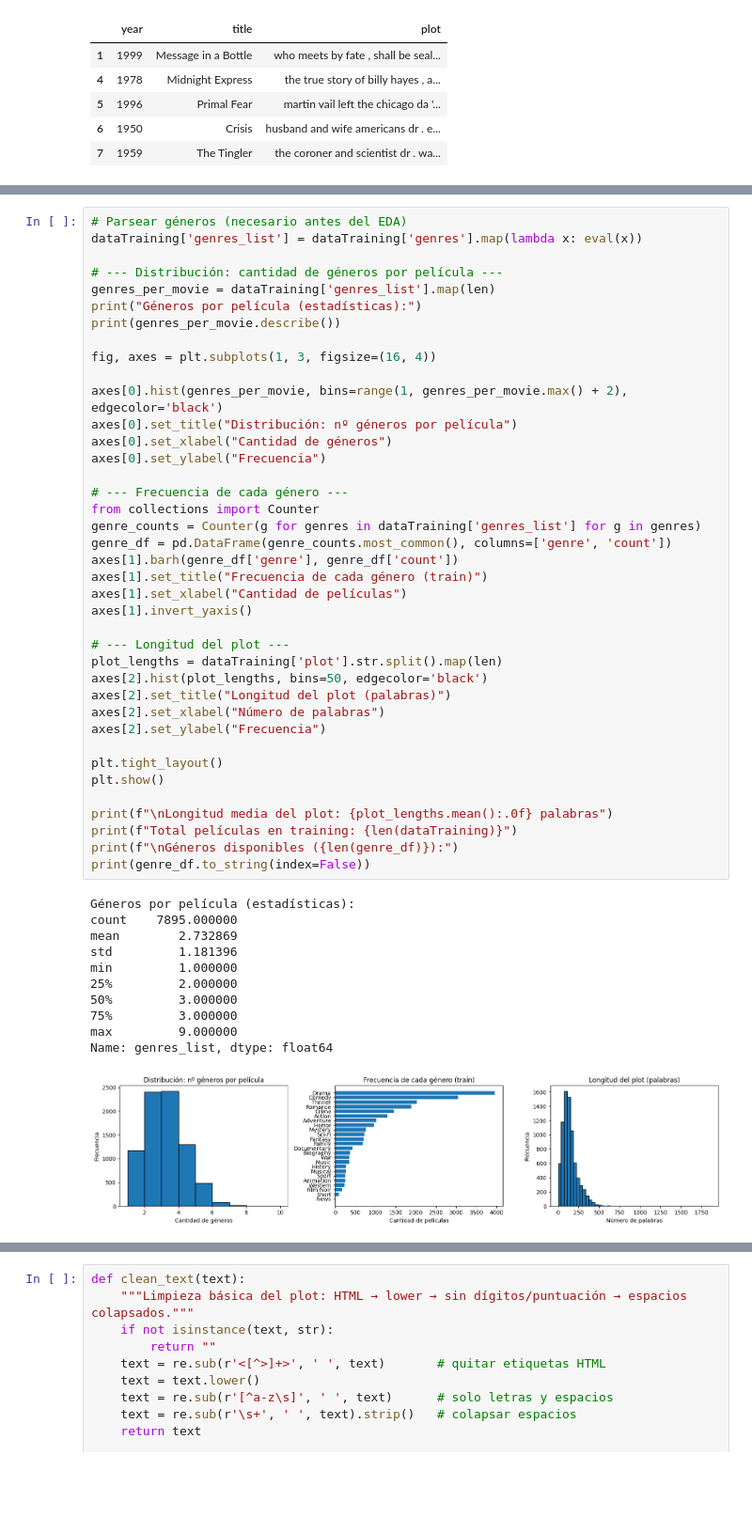
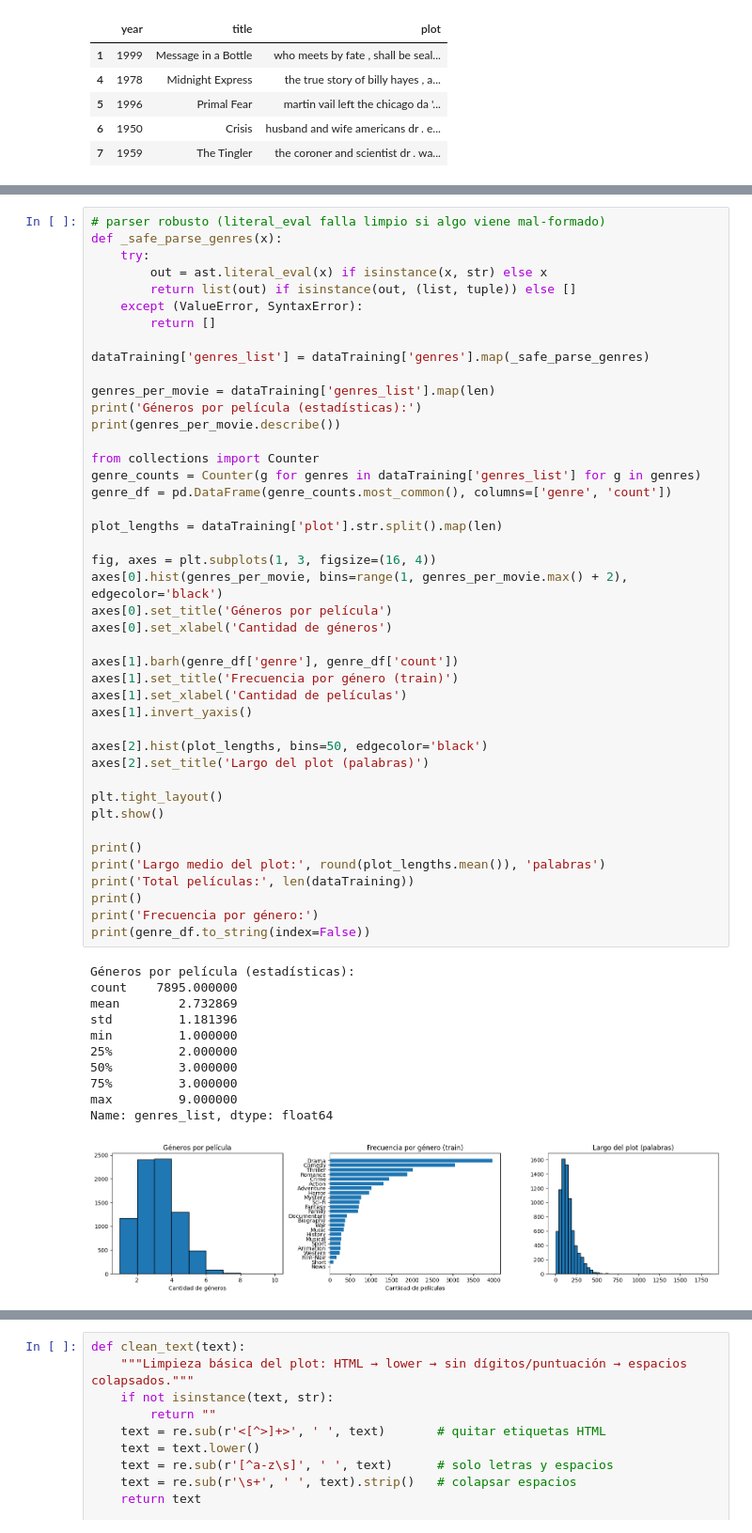
Before and after one commit to JohanManjarresMIAD/JohanManjarresMIAD-JohanManjarresMIAD-MIAD_ML_NLP_2026-Grupo_26, a Jupyter notebook: Semana 7/S7P1_proyecto2.ipynb, the cells around one changed output, grey strips where cells are left out. Shown at 94% size. Drawn from its saved outputs; the diff is of its cells as text; blank space fills up the shorter version.

```diff
--- a/Semana 7/S7P1_proyecto2.ipynb
+++ b/Semana 7/S7P1_proyecto2.ipynb
@@ -75,51 +76,55 @@ Antes de modelar, revisamos la distribución de géneros, el balance de clases y
 # %%
-# Parsear géneros (necesario antes del EDA)
-dataTraining['genres_list'] = dataTraining['genres'].map(lambda x: eval(x))
+# parser robusto (literal_eval falla limpio si algo viene mal-formado)
+def _safe_parse_genres(x):
+    try:
+        out = ast.literal_eval(x) if isinstance(x, str) else x
+        return list(out) if isinstance(out, (list, tuple)) else []
+    except (ValueError, SyntaxError):
+        return []
 
-# --- Distribución: cantidad de géneros por película ---
+dataTraining['genres_list'] = dataTraining['genres'].map(_safe_parse_genres)
+
 genres_per_movie = dataTraining['genres_list'].map(len)
-print("Géneros por película (estadísticas):")
+print('Géneros por película (estadísticas):')
 print(genres_per_movie.describe())
 
-fig, axes = plt.subplots(1, 3, figsize=(16, 4))
-
-axes[0].hist(genres_per_movie, bins=range(1, genres_per_movie.max() + 2), edgecolor='black')
-axes[0].set_title("Distribución: nº géneros por película")
-axes[0].set_xlabel("Cantidad de géneros")
-axes[0].set_ylabel("Frecuencia")
-
-# --- Frecuencia de cada género ---
 from collections import Counter
 genre_counts = Counter(g for genres in dataTraining['genres_list'] for g in genres)
 genre_df = pd.DataFrame(genre_counts.most_common(), columns=['genre', 'count'])
+
+plot_lengths = dataTraining['plot'].str.split().map(len)
+
+fig, axes = plt.subplots(1, 3, figsize=(16, 4))
+axes[0].hist(genres_per_movie, bins=range(1, genres_per_movie.max() + 2), edgecolor='black')
+axes[0].set_title('Géneros por película')
+axes[0].set_xlabel('Cantidad de géneros')
+
 axes[1].barh(genre_df['genre'], genre_df['count'])
-axes[1].set_title("Frecuencia de cada género (train)")
-axes[1].set_xlabel("Cantidad de películas")
+axes[1].set_title('Frecuencia por género (train)')
+axes[1].set_xlabel('Cantidad de películas')
 axes[1].invert_yaxis()
 
-# --- Longitud del plot ---
-plot_lengths = dataTraining['plot'].str.split().map(len)
 axes[2].hist(plot_lengths, bins=50, edgecolor='black')
-axes[2].set_title("Longitud del plot (palabras)")
-axes[2].set_xlabel("Número de palabras")
-axes[2].set_ylabel("Frecuencia")
+axes[2].set_title('Largo del plot (palabras)')
 
 plt.tight_layout()
 plt.show()
 
-print(f"\nLongitud media del plot: {plot_lengths.mean():.0f} palabras")
-print(f"Total películas en training: {len(dataTraining)}")
-print(f"\nGéneros disponibles ({len(genre_df)}):")
+print()
+print('Largo medio del plot:', round(plot_lengths.mean()), 'palabras')
+print('Total películas:', len(dataTraining))
+print()
+print('Frecuencia por género:')
 print(genre_df.to_string(index=False))
 # %% [output]
 Géneros por película (estadísticas):
 count    7895.000000
 mean        2.732869
 std         1.181396
 min         1.000000
 25%         2.000000
 50%         3.000000
 75%         3.000000
 max         9.000000
 Name: genres_list, dtype: float64
-[figure, old version]
+[figure, new version]
```
Also changed, not shown: parts of 46 cells of this notebook, 12 other files.
